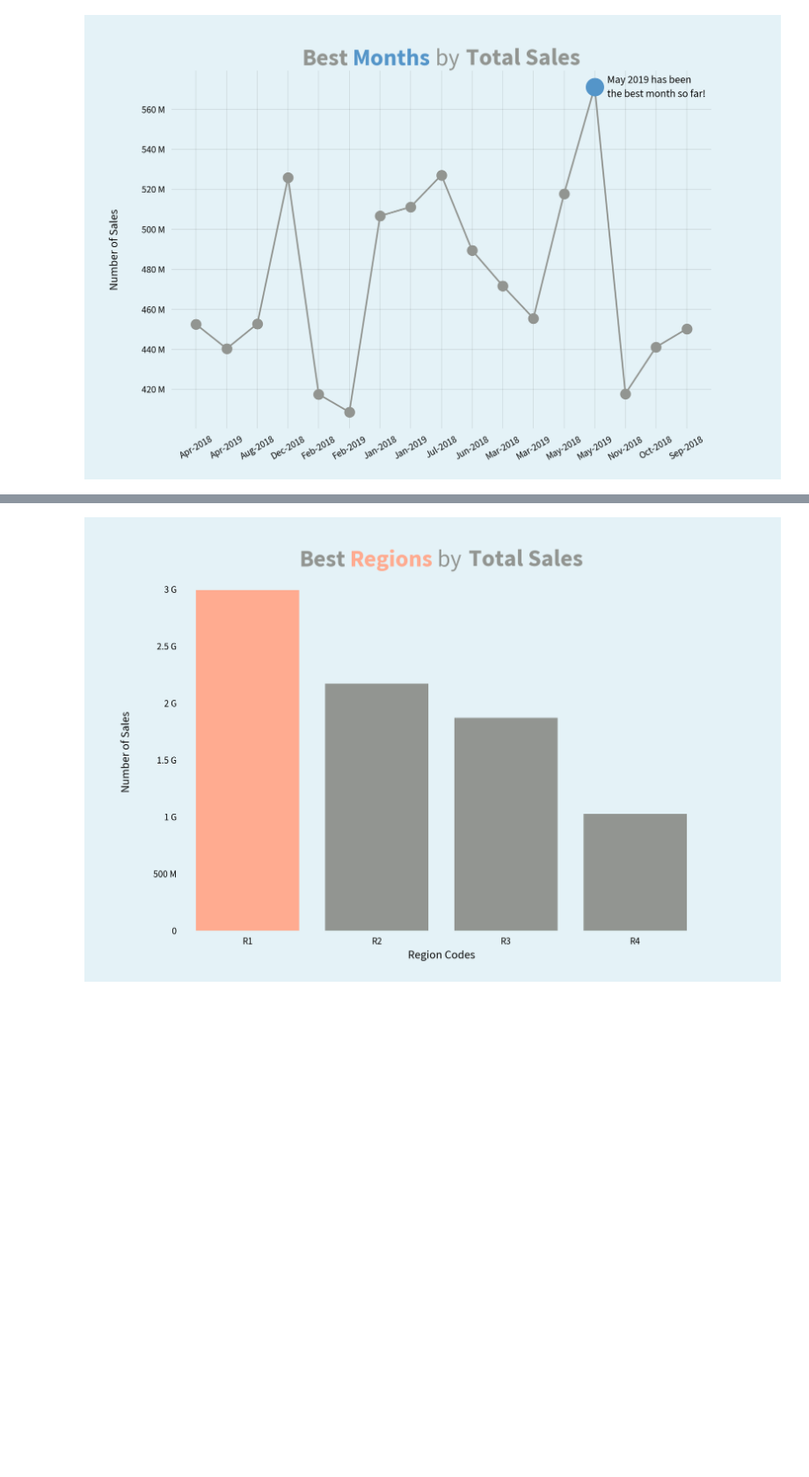
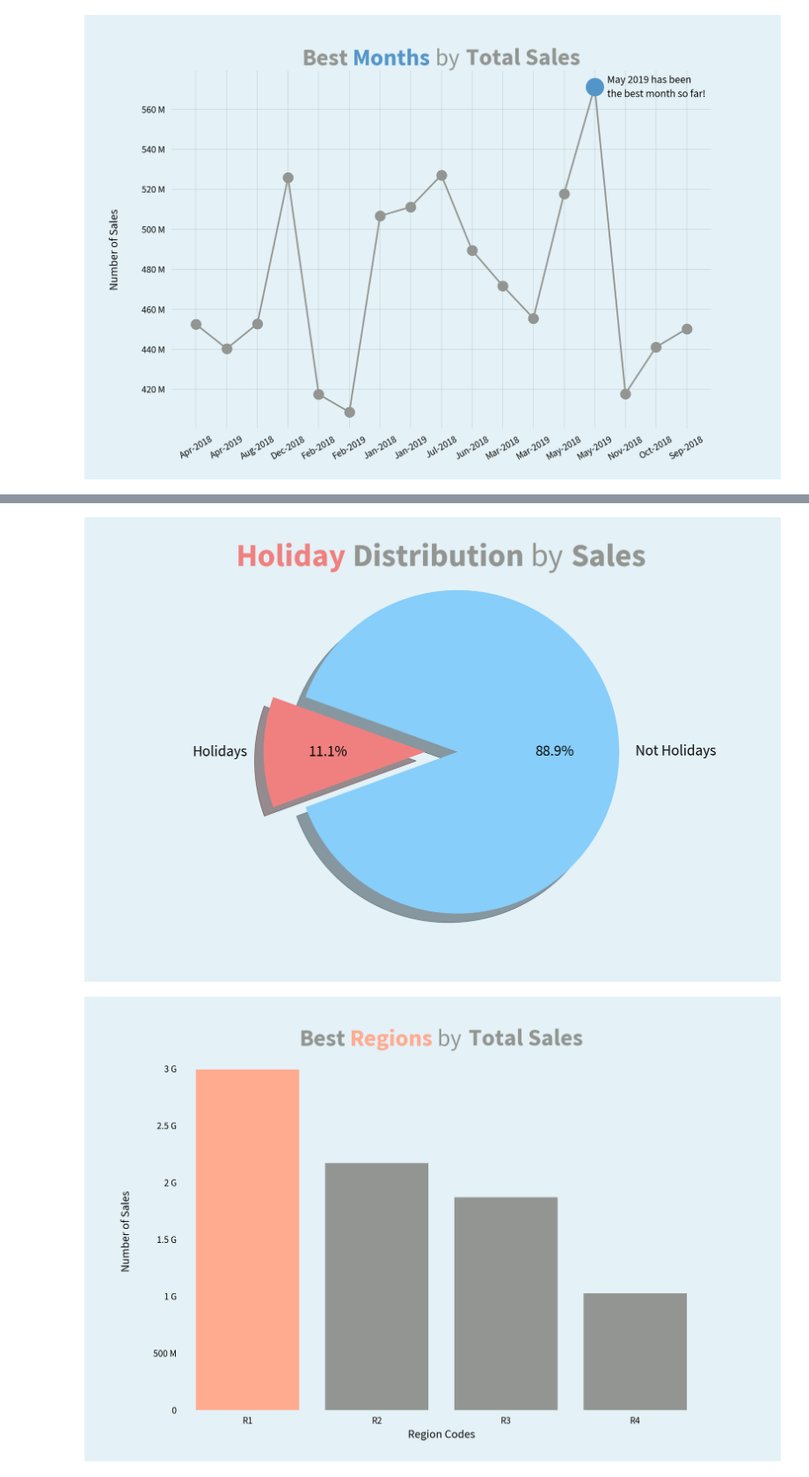
Before and after one commit to mah0055/T5_project_proposal, a Jupyter notebook: project_T5 .ipynb, the cells around one changed output, grey strips where cells are left out. Shown at 88% size. Drawn from its saved outputs; the diff is of its cells as text; code cells hidden in the pictures; blank space fills up the shorter version.

```diff
--- a/project_T5 .ipynb
+++ b/project_T5 .ipynb
@@ -518,3 +550,33 @@ plt.text(38, 43000, "@miguelfzzz", fontsize=11, ha="right", color='grey');
+# %%
+# Holidays Distribution
+holiday = train_set.groupby(['Holiday'], as_index=False)['Sales'].sum()
+holiday['Holiday'] = holiday['Holiday'].astype(str)
+
+# Visualization
+fig = plt.figure(figsize =(9, 6))
+fig.patch.set_facecolor('#e4f2f7')
+
+mpl.rcParams['font.size'] = 14
+mpl.rcParams['font.family'] = 'Source Sans Pro'
+
+plt.pie(holiday['Sales'],
+        explode=(0.2, 0),
+        labels=['Not Holidays', 'Holidays'],
+        colors= ['lightskyblue', 'lightcoral'],
+        autopct='%1.1f%%',
+        shadow=True,
+        startangle=200)
+
+plt.axis('equal')
+
+plt.text(-1.17, 1.15, "Holiday", size=30, color="lightcoral", fontweight="bold")
+plt.text(-0.45, 1.15, "Distribution", size=30, color="grey", fontweight="bold")
+plt.text(0.65, 1.15, "by", size=30, color="grey")
+plt.text(0.9, 1.15, "Sales", size=30, color="grey", fontweight="bold")
+
+plt.show()
+# %% [output]
+[figure, added]
 # %%
 # Which are the best regions (by number of sales)?
 best_region = train_set.groupby(['Region_Code'], as_index=False)['Sales'].sum()
```
Also changed, not shown: parts of 38 cells of this notebook.
